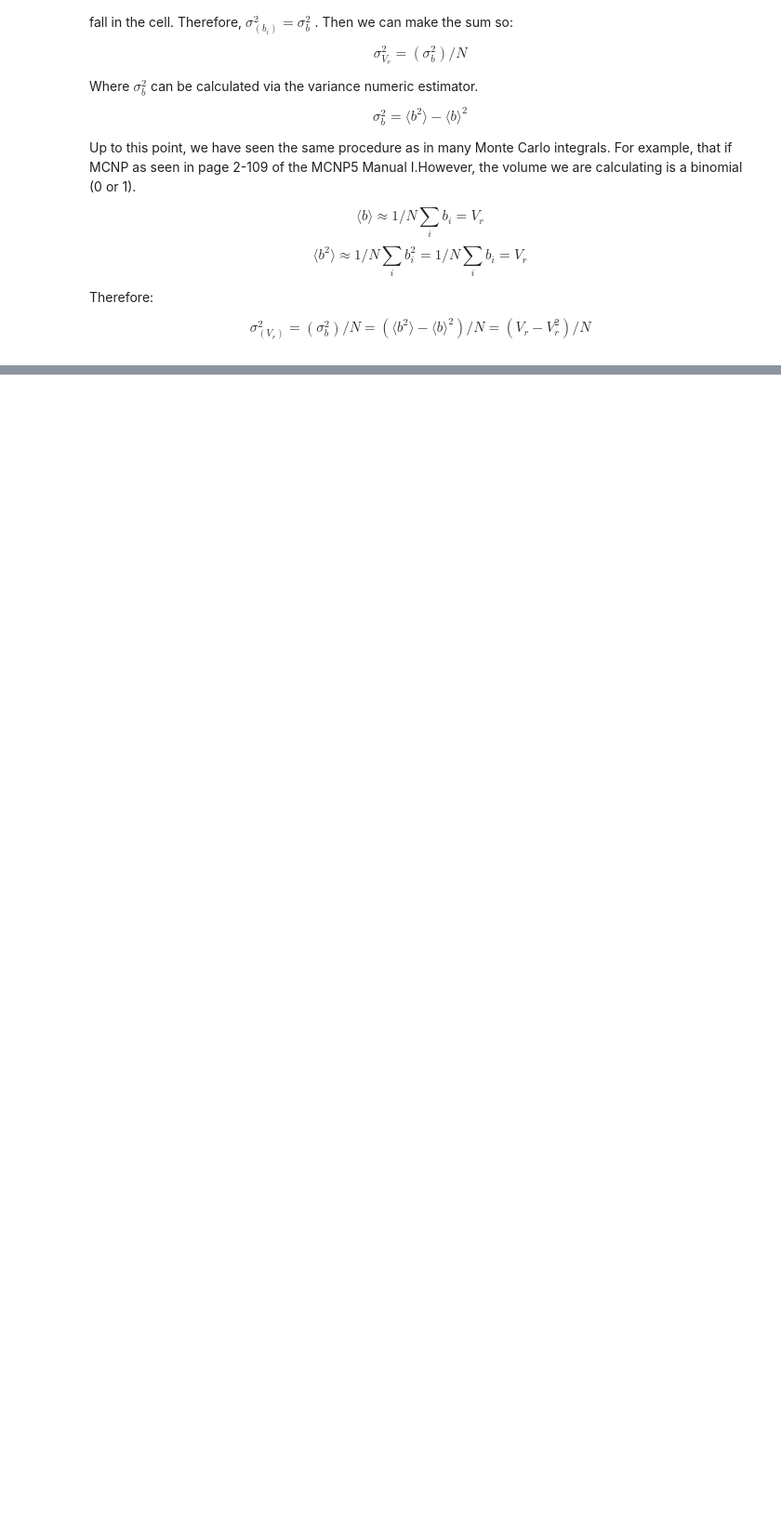
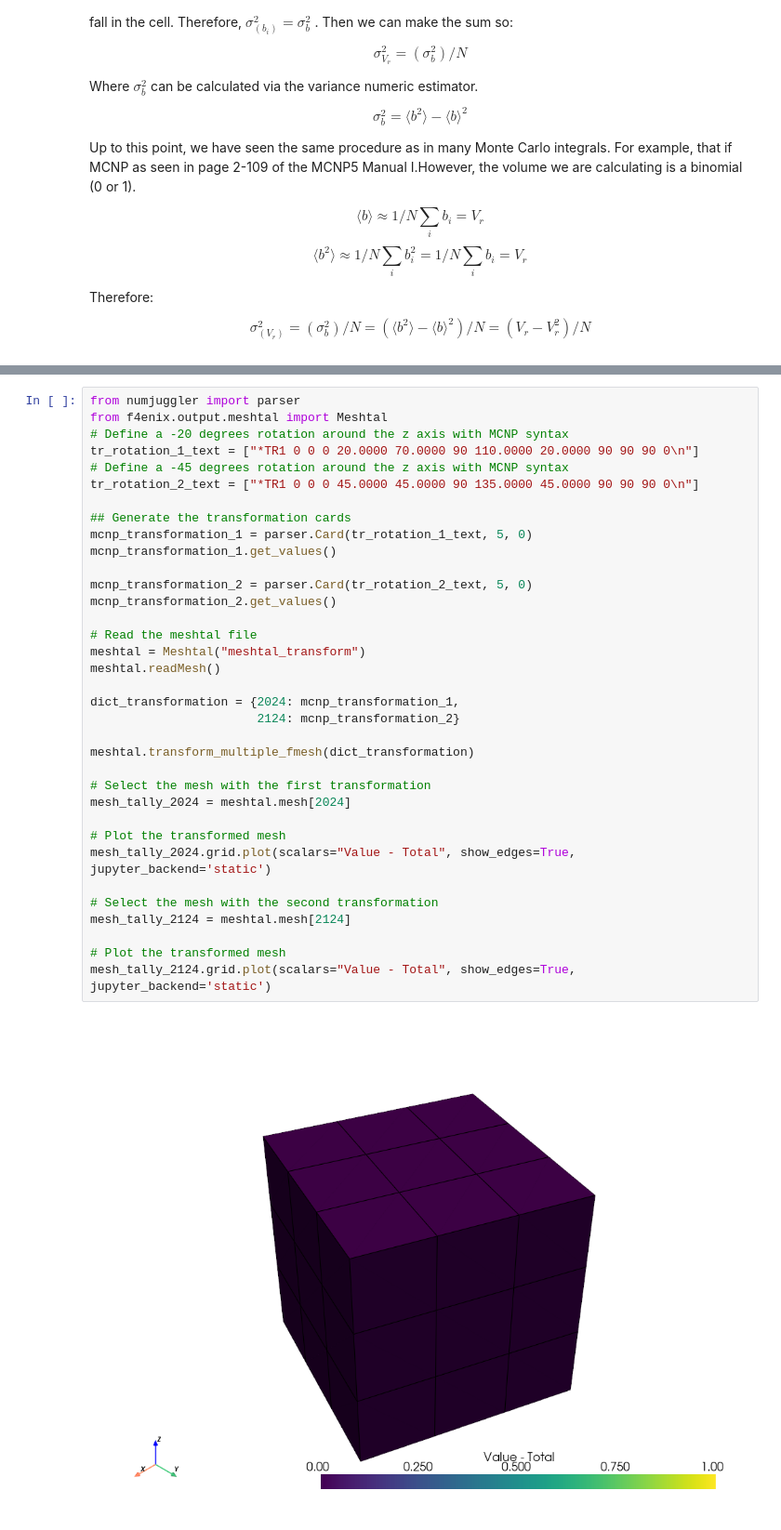
Before and after one commit to Fusion4Energy/F4Enix, a Jupyter notebook: docs/source/examples/output/jupyters/meshtal.ipynb, the cells around one changed output, grey strips where cells are left out. Shown at 93% size. Saved outputs shown, nothing was run; the diff lists cells and outputs as text; blank space fills up the shorter version.

```diff
--- a/docs/source/examples/output/jupyters/meshtal.ipynb
+++ b/docs/source/examples/output/jupyters/meshtal.ipynb
@@ -352,0 +321,37 @@ grid_with_errors
+# %%
+from numjuggler import parser
+from f4enix.output.meshtal import Meshtal
+# Define a -20 degrees rotation around the z axis with MCNP syntax
+tr_rotation_1_text = ["*TR1 0 0 0 20.0000 70.0000 90 110.0000 20.0000 90 90 90 0\n"]
+# Define a -45 degrees rotation around the z axis with MCNP syntax
+tr_rotation_2_text = ["*TR1 0 0 0 45.0000 45.0000 90 135.0000 45.0000 90 90 90 0\n"]
+
+## Generate the transformation cards
+mcnp_transformation_1 = parser.Card(tr_rotation_1_text, 5, 0)
+mcnp_transformation_1.get_values()
+
+mcnp_transformation_2 = parser.Card(tr_rotation_2_text, 5, 0)
+mcnp_transformation_2.get_values()
+
+# Read the meshtal file
+meshtal = Meshtal("meshtal_transform")
+meshtal.readMesh()
+
+dict_transformation = {2024: mcnp_transformation_1,
+                       2124: mcnp_transformation_2}
+
+meshtal.transform_multiple_fmesh(dict_transformation)
+
+# Select the mesh with the first transformation
+mesh_tally_2024 = meshtal.mesh[2024]
+
+# Plot the transformed mesh
+mesh_tally_2024.grid.plot(scalars="Value - Total", show_edges=True, jupyter_backend='static')
+
+# Select the mesh with the second transformation
+mesh_tally_2124 = meshtal.mesh[2124]
+
+# Plot the transformed mesh
+mesh_tally_2124.grid.plot(scalars="Value - Total", show_edges=True, jupyter_backend='static')
+# %% [output]
+[figure, added]
```
Also changed, not shown: parts of 21 cells of this notebook, 3 other files.
